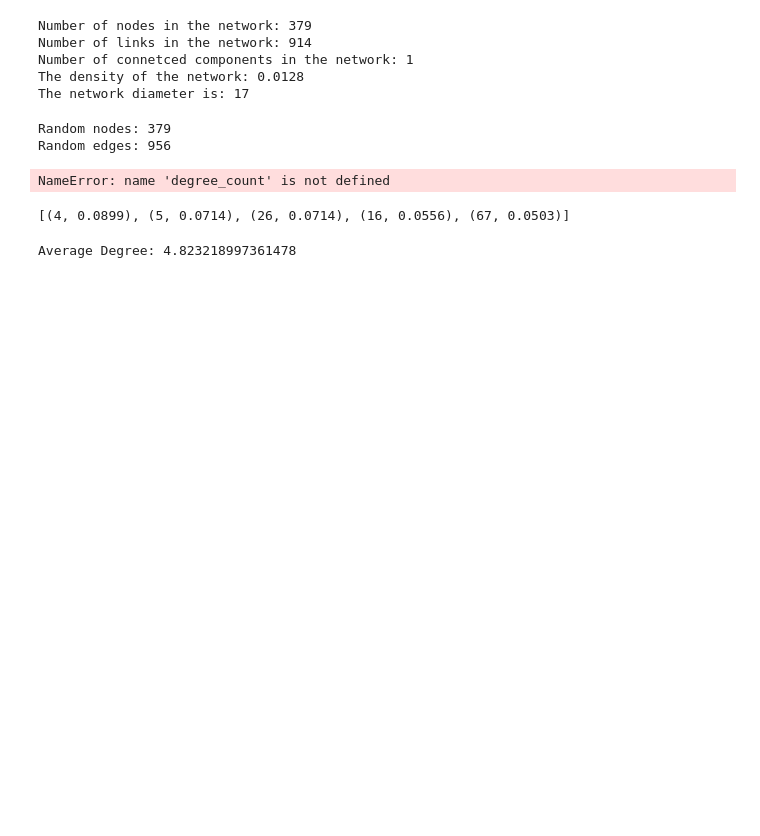
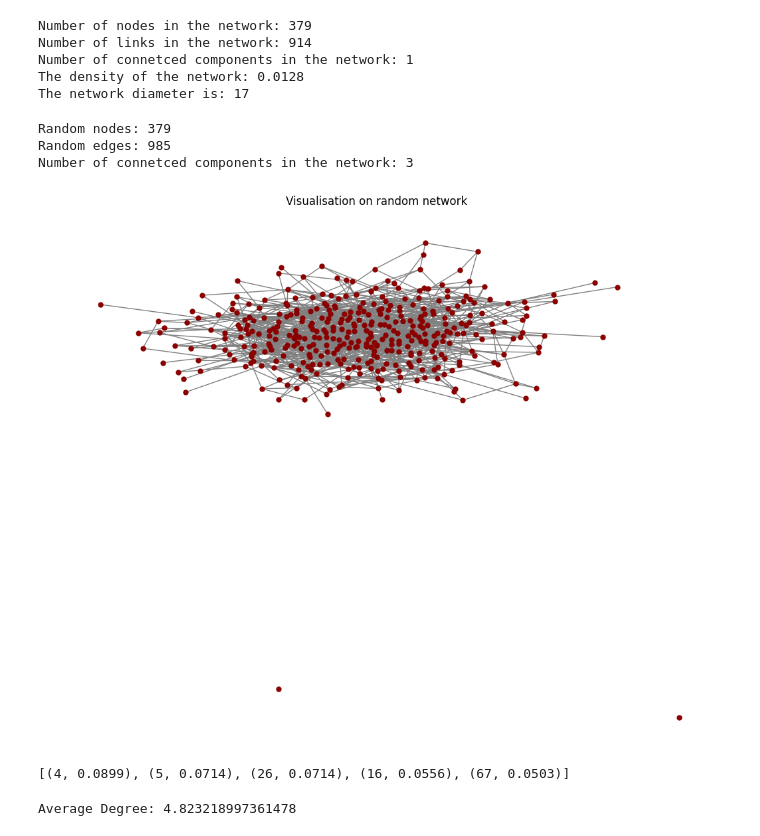
Before and after one commit to dariashcherbakovaaa/MA_DSE_Unimi, a Jupyter notebook: Network_science_project.ipynb, the cells around one changed output. Saved outputs shown, nothing was run; the diff lists cells and outputs as text; code cells hidden in the pictures; blank space fills up the shorter version.

```diff
--- a/Network_science_project.ipynb
+++ b/Network_science_project.ipynb
@@ -68,7 +68,11 @@ random_network = nx.fast_gnp_random_graph(G.order(),density)
 # %%
-random_nodes = random_network.order()
-random_edges = random_network.size()
+random_nodes = rn.order()
+random_edges = rn.size()
 print("Random nodes:", random_nodes,"\nRandom edges:", random_edges)
+
+num_connected_components = nx.number_connected_components(rn)
+print(f'Number of connetced components in the network: {num_connected_components}')
 # %% [output]
 Random nodes: 379
-Random edges: 956
+Random edges: 985
+Number of connetced components in the network: 3
@@ -93,16 +79,10 @@ rand_eccdf = [1-cumu for cumu in rand_cp_k]
-# %%
-plt.plot(degree_count.keys(),p_k,'o',markersize=2,color='black')
-plt.plot(random_count.keys(),rand_p_k,'o',markersize=2,color='red')
-
-plt.title('Degree distribution of the real netowork vs a random natwork')
-plt.legend(['Real network','Random network'])
-plt.xlabel('k')
-plt.ylabel('P(k)')
-plt.xscale('log')
-plt.yscale('log')
-plt.show()
-# %% [output]
-NameError: name 'degree_count' is not defined
+# %%
+plt.figure(figsize=(10, 8))
+nx.draw(rn, with_labels=False, node_size=25, node_color = 'darkred', edge_color = 'gray')
+plt.title('Visualisation on random network')
+plt.show()
+# %% [output]
+[figure, added]
 # %%
 degree = dict(nx.degree(G))
 degree_centrality = {n: round(c/(G.order()-1),4) for n,c in degree.items()}
```
Also changed, not shown: parts of 8 cells of this notebook.
